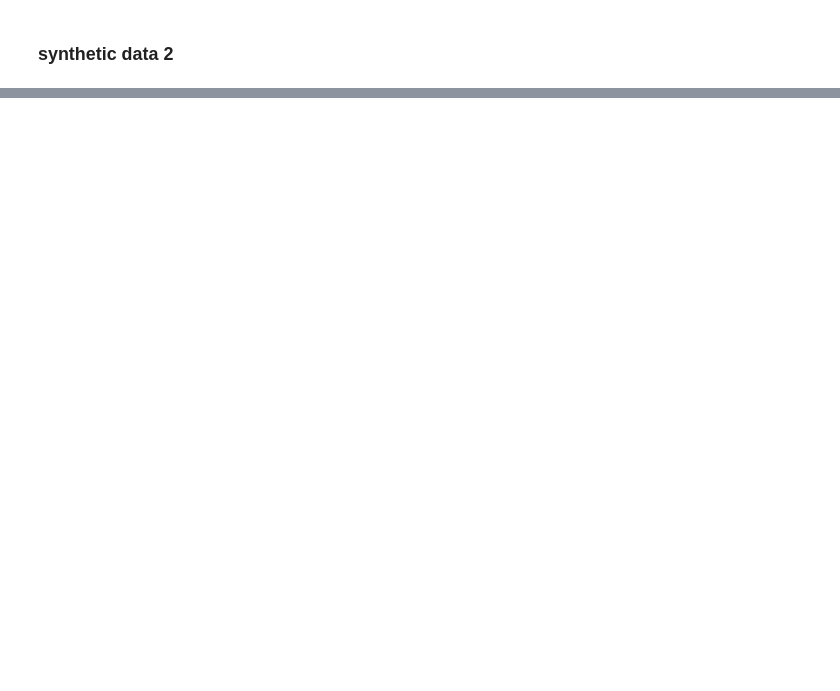
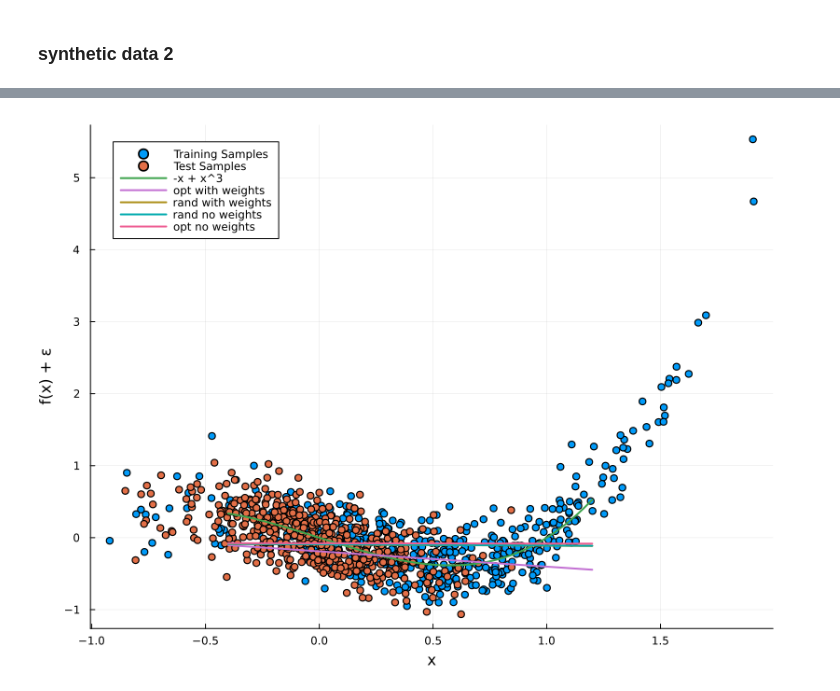
Before and after one commit to mogdog18/CovariateStableReg, a Jupyter notebook: src/class_notebook.ipynb, the cells around one changed output, grey strips where cells are left out. Cells and saved outputs as stored; diff of their text form; code cells hidden in the pictures; blank space fills up the shorter version.

```diff
--- a/src/class_notebook.ipynb
+++ b/src/class_notebook.ipynb
@@ -508,0 +420,30 @@ println("% improvement in mse with weight: ", improv_with_weight)
+# %%
+mean_random_betas = mean(rand_betas, dims = 1)
+mean_random_weights_betas = mean(rand_weights_betas, dims = 1)
+mean_opt_betas = mean(opt_betas, dims = 1)
+mean_opt_weights_betas = mean(opt_weights_betas, dims = 1);
+# %%
+f_2(x) = -x + x^3
+f_ow(x) =  mean_opt_weights_betas[1][1] +  mean_opt_weights_betas[1][2]* x
+f_rw(x) =  mean_random_weights_betas[1][1] +  mean_random_weights_betas[1][2]* x
+f_r(x) =  mean_random_betas[1][1] +  mean_random_betas[1][2]* x
+f_o(x) =  mean_opt_betas[1][1] +  mean_opt_betas[1][2]* x
+
+
+plot_obj = scatter(Matrix(X_full), y_full, label="Training Samples", xlabel="x", ylabel="f(x) + ε")
+scatter!(Matrix(X_shifted), y_shifted, label="Test Samples")
+
+x_values = range(-0.4, stop=1.2, length=500)
+
+# Modify the size attribute to make the plot bigger
+plot!(x_values, f_2.(x_values), label="-x + x^3", linewidth=2, size=(800, 600))
+plot!(x_values, f_ow.(x_values), label="opt with weights", linewidth=2, size=(800, 600))
+plot!(x_values, f_rw.(x_values), label="rand with weights", linewidth=2, size=(800, 600))
+plot!(x_values, f_r.(x_values), label="rand no weights", linewidth=2, size=(800, 600))
+plot!(x_values, f_o.(x_values), label="opt no weights", linewidth=2, size=(800, 600))
+
+savefig(plot_obj, "../data/imgs/covariate_shift_synthetic_data_2.png")
+
+display(plot_obj)
+# %% [output]
+[figure, added]
```
Also changed, not shown: parts of 40 cells of this notebook.
